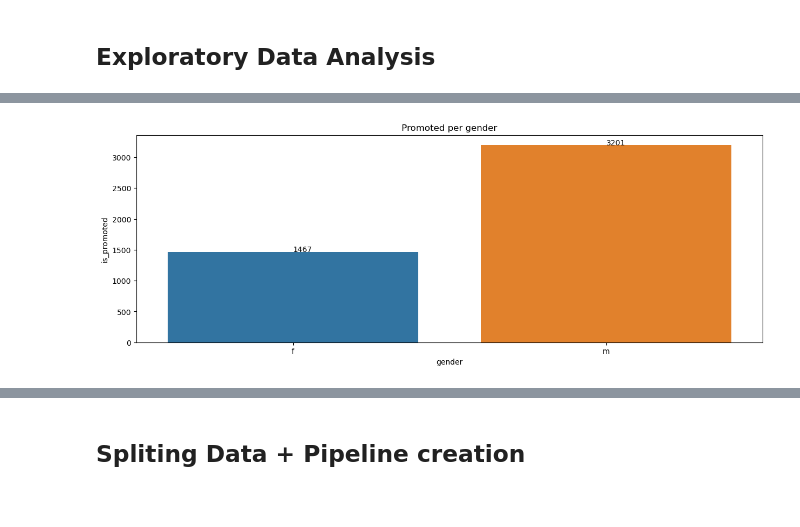
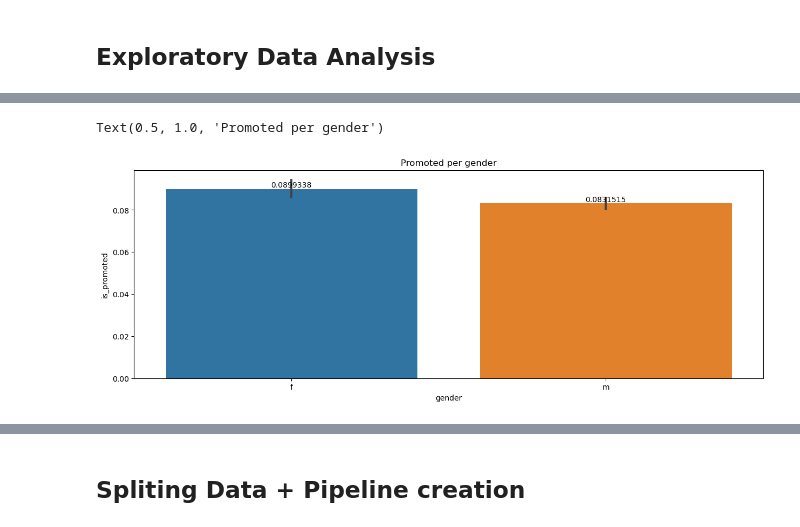
Before and after one commit to andearaujo92/Data-science, a Jupyter notebook: hr-prediction-of-promotion-complete-pipeline.ipynb, the cells around one changed output, grey strips where cells are left out. Saved outputs shown, nothing was run; the diff lists cells and outputs as text; code cells hidden in the pictures.

```diff
--- a/hr-prediction-of-promotion-complete-pipeline.ipynb
+++ b/hr-prediction-of-promotion-complete-pipeline.ipynb
@@ -86,7 +75,0 @@ array(["Master's & above", "Bachelor's", nan, 'Below Secondary'],
-# %%
-education_levels = {
-    "Master's & above":3,
-    "Bachelor's":2,
-    "Below Secondary":1
-}
-df['education'] = df['education'].map(education_levels)
@@ -143,9 +148,10 @@ for pl in num_cols:
+# %%
+df.drop(columns=['employee_id','region'], inplace = True)
 # %%
-df_plot = df.groupby('gender')['is_promoted'].sum().reset_index()
 plt.figure(figsize=(15,5))
-sns.barplot(data = df_plot, x = 'gender', y = 'is_promoted')
+ax = sns.barplot(data = df, x = 'gender', y = 'is_promoted')
+ax.bar_label(ax.containers[0])
 plt.title('Promoted per gender')
-for i, v in enumerate(df_plot.is_promoted):
-    plt.text(x = i, y = v, s = v)
 # %% [output]
+Text(0.5, 1.0, 'Promoted per gender')
-[figure, old version]
+[figure, new version]
```
Also changed, not shown: parts of 71 cells of this notebook.
